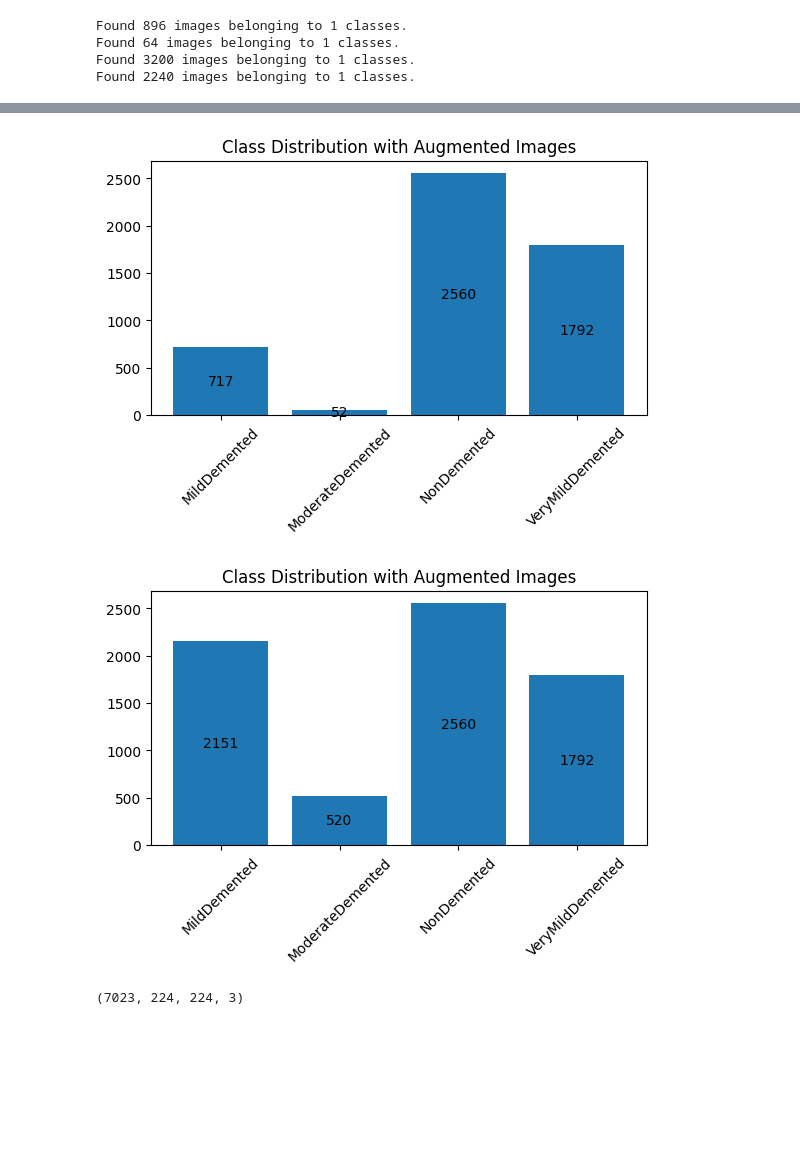
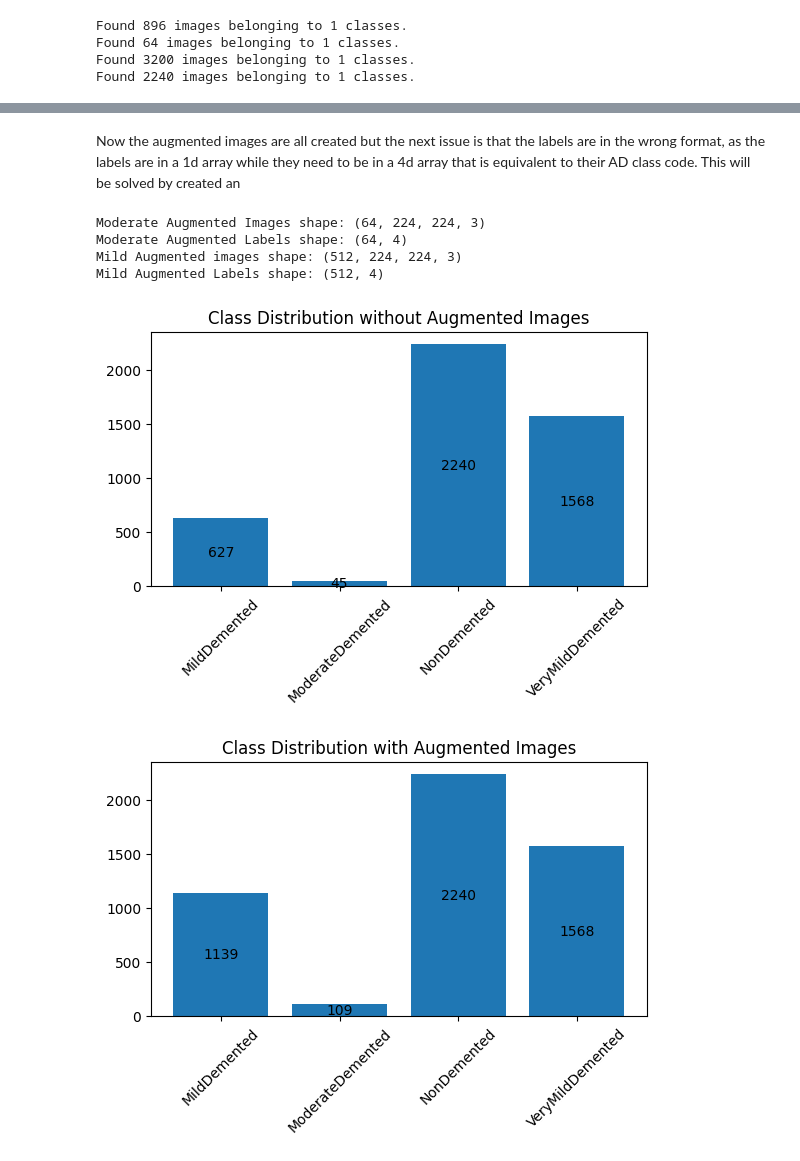
Before and after one commit to LucasFishbein/Alzheimer-Severity-From-MRI-Model, a Jupyter notebook: Alzheimer's Severity Classification Model.ipynb, the cells around one changed output, grey strips where cells are left out. Drawn from its saved outputs; the diff is of its cells as text; code cells hidden in the pictures; blank space fills up the shorter version.

```diff
--- a/Alzheimer's Severity Classification Model.ipynb
+++ b/Alzheimer's Severity Classification Model.ipynb
@@ -590,0 +632,3 @@ y_rem Shape: (1280, 4)
+# %%
+knn_baseline = KNeighborsClassifier(n_jobs=-1)
+knn_baseline.fit(X_train_vec, y_train_vec)
@@ -1048,0 +1061,3 @@ Found 52 images belonging to 1 classes.
+# %%
+mild_aug_images, mild_aug_labels = next(mild_aug_flow)
+moderate_aug_images, moderate_aug_labels = next(moderate_aug_flow)
@@ -1049,21 +1090,54 @@ Found 52 images belonging to 1 classes.
+# %% [markdown]
+Now the augmented images are all created but the next issue is that the labels are in the wrong format, as the labels are in a 1d array while they need to be in a 4d array that is equivalent to their AD class code. This will be solved by created an
+# %%
+# Mild Impairment
+mild_class_code = [1.0, 0.0, 0.0, 0.0]
+# Moderate Impairment
+moderate_class_code = [0.0, 1.0, 0.0, 0.0]
+
+# Creating 64 Moderate class code labels to pair with 64 augmented moderate images
+for num in range(0,6):
+    moderate_class_code = np.vstack((moderate_class_code, moderate_class_code))
+
+# Creating 512 Mild class code labels to pair with 512 augmented mild images
+for num in range(0,9):
+    mild_class_code = np.vstack((mild_class_code, mild_class_code))
+
+
+moderate_aug_labels = moderate_class_code
+mild_aug_labels = mild_class_code
+
+print('Moderate Augmented Images shape:', moderate_aug_images.shape)
+print('Moderate Augmented Labels shape:', moderate_aug_labels.shape)
+''
+print('Mild Augmented images shape:', mild_aug_images.shape)
+print('Mild Augmented Labels shape:', mild_aug_labels.shape)
+# %% [output]
+Moderate Augmented Images shape: (64, 224, 224, 3)
+Moderate Augmented Labels shape: (64, 4)
+Mild Augmented images shape: (512, 224, 224, 3)
+Mild Augmented Labels shape: (512, 4)
+# %%
+#Reshaping augmenting images into vectors
+moderate_aug_images = moderate_aug_images.reshape(64, 150528)
+mild_aug_images = mild_aug_images.reshape(512, 150528)
+
+#Added Augmented images and labels to training groups
+X_train_aug_vec = np.vstack((X_train_vec, mild_aug_images, moderate_aug_images))
+y_train_aug_vec = np.vstack((y_train_vec, mild_aug_labels, moderate_aug_labels))
 # %%
-train_bars = plt.bar(['MildDemented','ModerateDemented','NonDemented','VeryMildDemented'], sum(train_labels))
+train_bars = plt.bar(['MildDemented','ModerateDemented','NonDemented','VeryMildDemented'], sum(y_train_vec))
 plt.xticks(rotation=45)
 plt.bar_label(train_bars, label_type='center')
-plt.title('Class Distribution with Augmented Images')
+plt.title('Class Distribution without Augmented Images')
 plt.gcf().subplots_adjust(bottom=0.35)
 # %% [output]
-[figure, old version]
+[figure, new version]
 # %%
-aug_bars = plt.bar(['MildDemented','ModerateDemented','NonDemented','VeryMildDemented'], sum(train_labels_aug))
+aug_bars = plt.bar(['MildDemented','ModerateDemented','NonDemented','VeryMildDemented'], sum(y_train_aug_vec))
 plt.xticks(rotation=45)
 plt.bar_label(aug_bars, label_type='center')
 plt.title('Class Distribution with Augmented Images')
 plt.gcf().subplots_adjust(bottom=0.35)
 # %% [output]
-[figure, old version]
+[figure, new version]
-# %%
-print(train_images_aug.shape)
-train_images_aug = train_images_aug.reshape(7023, 150528)
-# %% [output]
-(7023, 224, 224, 3)
```
Also changed, not shown: parts of 96 cells of this notebook, 4 other files.
